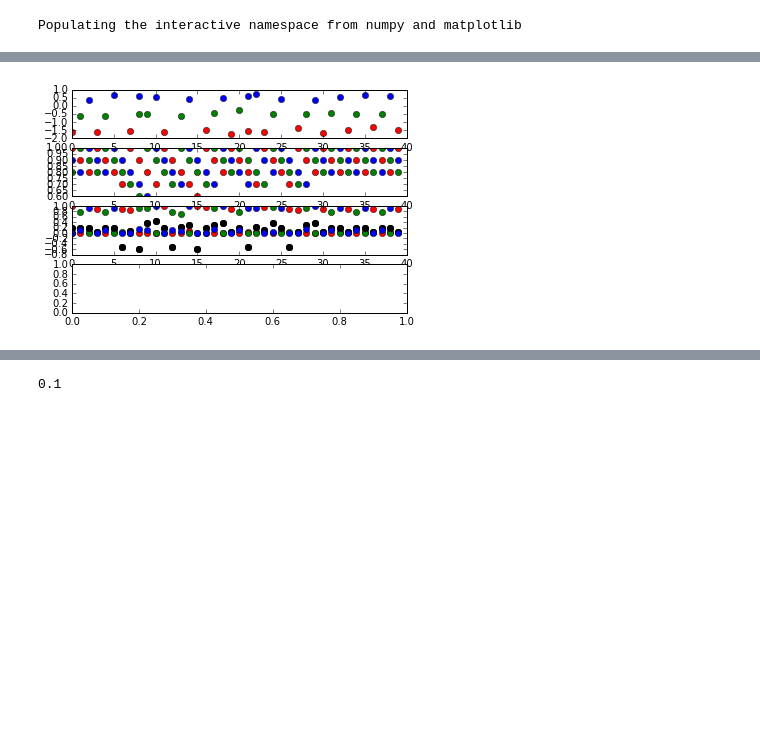
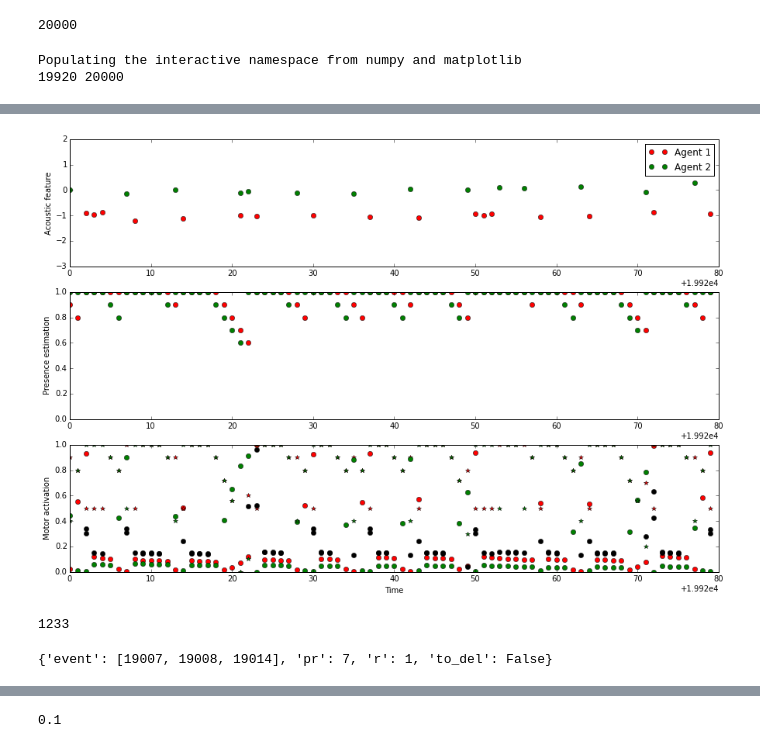
Before and after one commit to clement-moulin-frier/turntaking_model, a Jupyter notebook: turn_taking.ipynb, the cells around one changed output, grey strips where cells are left out. Drawn from its saved outputs; the diff is of its cells as text; code cells hidden in the pictures; blank space fills up the shorter version.

```diff
--- a/turn_taking.ipynb
+++ b/turn_taking.ipynb
@@ -1,7 +1,7 @@
 # %%
 from sklearn.mixture import GMM
 # %%
-n_ag = 3
+n_ag = 2
 # %%
 ag_voc_params = []
 for i in range(n_ag):
@@ -28,28 +28,62 @@ expe = Experiment(agents)
 # %%
 #import pdb
 #pdb.run("expe.run(40)")
-expe.run(10000)
+expe.run(20000) #, bg=True)
+# %%
+scale = 1.5
+params = {
+   'axes.labelsize': 10 * scale,
+   'text.fontsize': 10 * scale,
+   'legend.fontsize': 10 * scale,
+   'xtick.labelsize': 8 * scale,
+   'ytick.labelsize': 8 * scale,
+   'text.usetex': False,
+   'figure.figsize': [4.5, 4.5]
+   }
+rcParams.update(params)
+# %%
+n_runs
+# %% [output]
+20000
 # %%
 %pylab inline
-colors = ['r', 'g', 'b', 'm', 'c'] * 3
+figure(figsize=(15, 10))
+
+colors = ['r', 'g', 'b', 'm', 'c', 'k'] * 3
 n_runs = len(expe.log[0]["motor"])
 overlapping = [0, 0, 0]
-for t in range(n_runs - 40, n_runs):
+ag_legend = []
+start = n_runs - 80 # 10000
+end = n_runs  # 10040
+print start, end
+for i in range(n_ag):
+    ag_legend.append("Agent " + str(i+1))
+for t in range(start, end): #range(n_runs - 40, n_runs):
     if t >= 0:
         for i_ag in range(n_ag):
-            subplot(411)
+            subplot(311)
             plot(t, expe.log[i_ag]['motor'][t], 'o', color=colors[i_ag])
-            subplot(412)
+            ylabel("Acoustic feature")
+            legend(ag_legend)
+            axis([start, end, -3, 2])
+            subplot(312)
             plot(t, expe.log[i_ag]['presence'][t][i_ag + 1], 'o', color=colors[i_ag])
+            ylabel("Presence estimation")
+            axis([start, end, 0, 1])
             # plot(expe.log[i_ag]['presence'][t][0], expe.log[i_ag]['presence'][t][1], 'o', color=colors[i_ag])
             #axis([0, 1, 0, 1])
             #axis('equal')
-            subplot(413)
+            subplot(313)
             plot(t, expe.log[i_ag]['td_error'][t], 'o', color='k')
             plot(t, expe.log[i_ag]['activation'][t], 'o', color=colors[i_ag])
-            subplot(414)
-            # if t > 200:
-            #     overlapping = sum([int(sum([int(expe.log[ii_ag]['motor'][t - 200 + tt] is not None) for ii_ag in range(n_ag)]) == 1) for tt in range(200)]) / 200.
-            #     plot(t, overlapping, '*')
+            plot(t, expe.log[i_ag]['reward'][t], '*', color=colors[i_ag])
+            xlabel("Time")
+            ylabel("Motor activation")
+            axis([start, end, 0, 1])
+            #subplot(414)
+            #if t > 200:
+            #    overlapping = sum([int(sum([int(expe.log[ii_ag]['motor'][t - 200 + tt] is not None) for ii_ag in range(n_ag)]) == 1) for tt in range(200)]) / 200.
+            #    plot(t, overlapping, '*')
 # %% [output]
 Populating the interactive namespace from numpy and matplotlib
+19920 20000
@@ -58 +90 @@ WARNING: pylab import has clobbered these variables: ['colors']
-[figure, old version]
+[figure, new version]
@@ -58,0 +135,8 @@ WARNING: pylab import has clobbered these variables: ['colors']
+# %%
+len(sequences)
+# %% [output]
+1233
+# %%
+sequences[0].__dict__
+# %% [output]
+{'event': [19007, 19008, 19014], 'pr': 7, 'r': 1, 'to_del': False}
```
Also changed, not shown: parts of 21 cells of this notebook, 2 other files.
